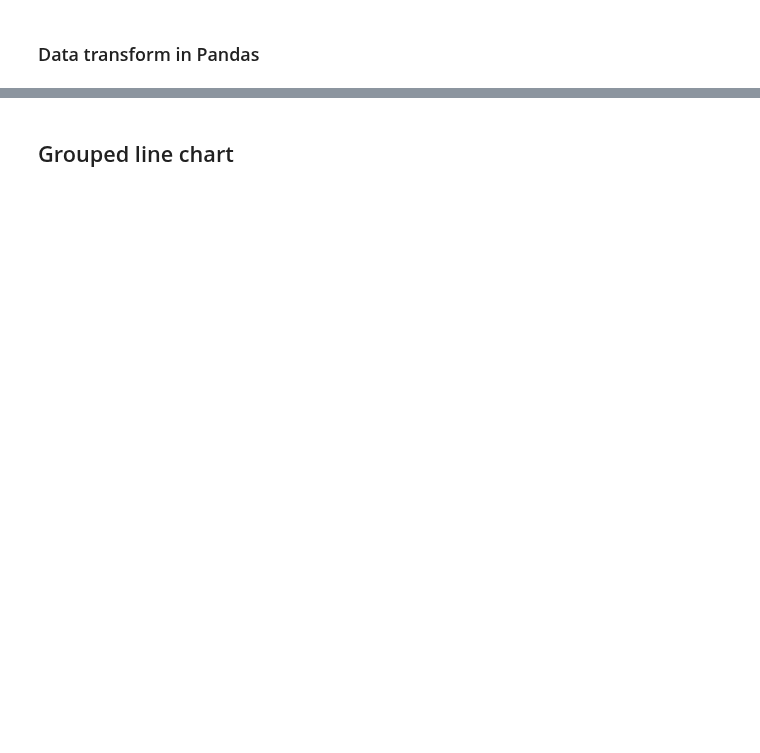
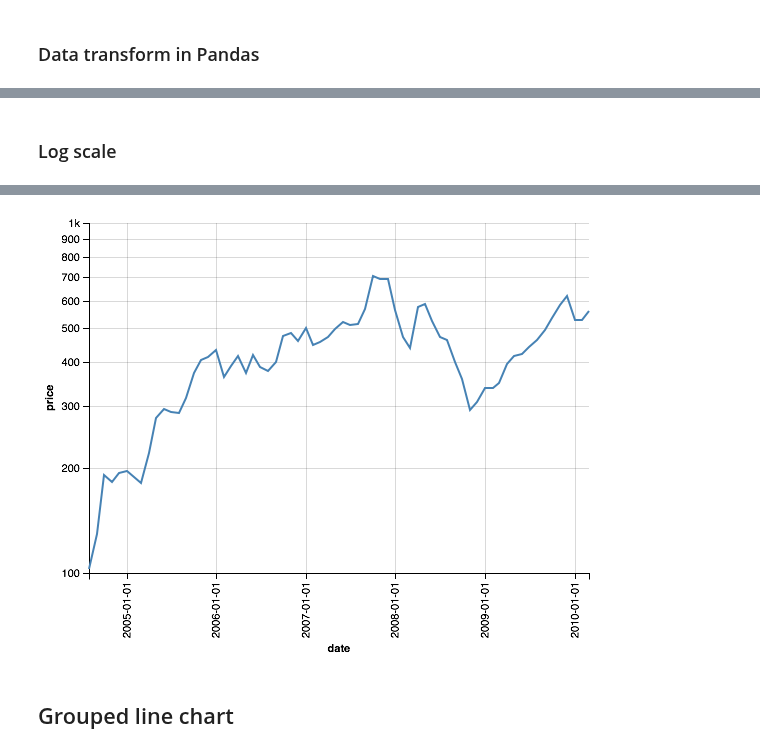
Before and after one commit to vega/altair, a Jupyter notebook: altair/notebooks/05-LineCharts.ipynb, the cells around one changed output, grey strips where cells are left out. Drawn from its saved outputs; the diff is of its cells as text; code cells hidden in the pictures; blank space fills up the shorter version.

Commit message:
DOC: documents log scales

```diff
--- a/altair/notebooks/05-LineCharts.ipynb
+++ b/altair/notebooks/05-LineCharts.ipynb
@@ -28,0 +36,8 @@ Chart(data.query('symbol == "GOOG"')).mark_line().encode(
+# %% [markdown]
+### Log scale
+# %%
+Chart(data.query('symbol == "GOOG"')).mark_line().encode(
+    y=Y('price:Q', scale=Scale(type='log')),
+    x='date:T',
+)
+# %% [output]
@@ -29,3 +45,4 @@ Chart(data.query('symbol == "GOOG"')).mark_line().encode(
+[figure, added]
 # %% [markdown]
 ## Grouped line chart
 # %%
```
Also changed, not shown: parts of 6 cells of this notebook.
